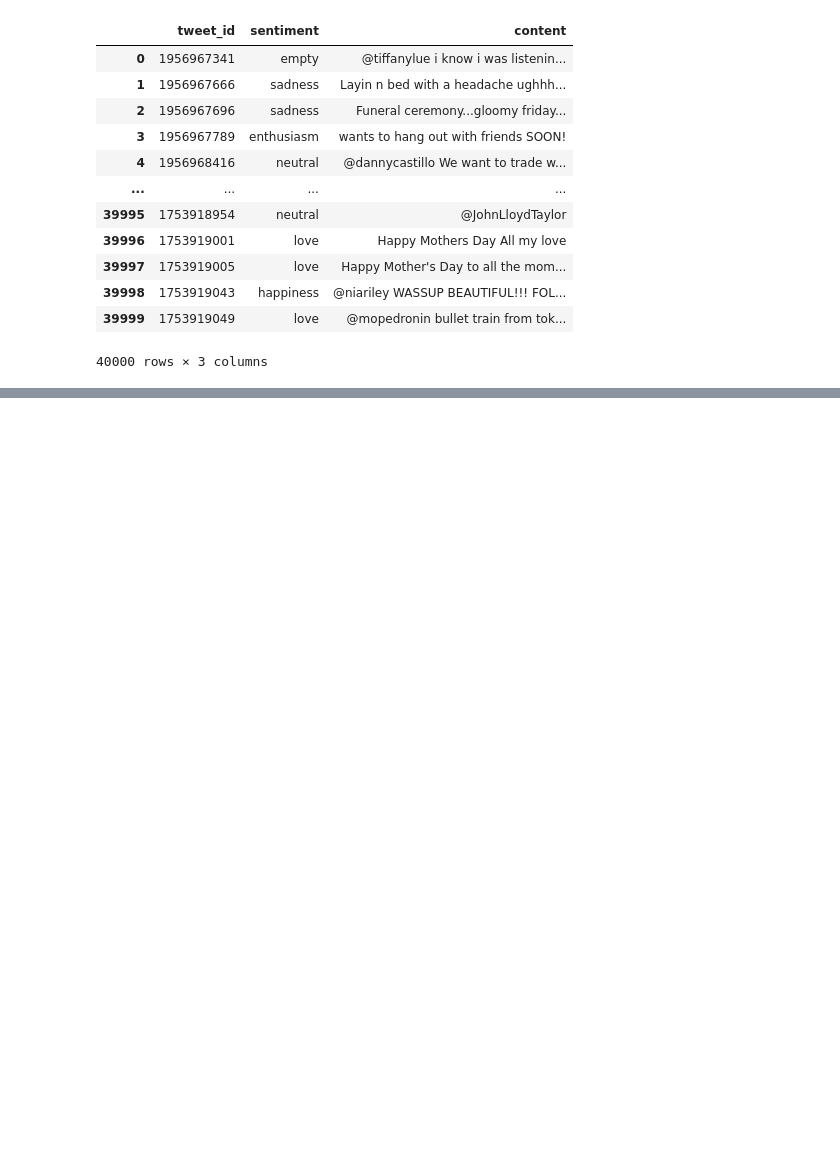
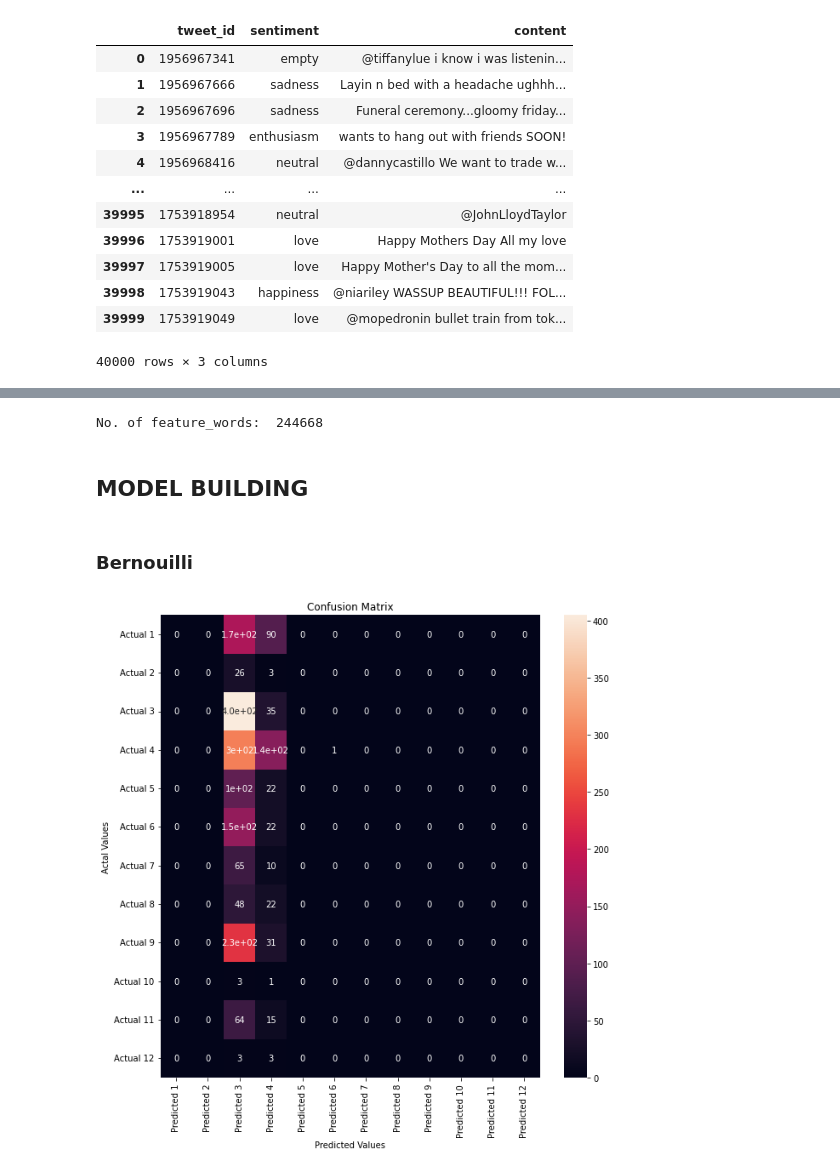
Before and after one commit to Sarahhabbi/EmotionAnalysis, a Jupyter notebook: notebook.ipynb, the cells around one changed output, grey strips where cells are left out. Drawn from its saved outputs; the diff is of its cells as text; code cells hidden in the pictures; blank space fills up the shorter version.

```diff
--- a/notebook.ipynb
+++ b/notebook.ipynb
@@ -76,0 +148,2 @@ Name: content, Length: 40000, dtype: object
+# %%
+X_train, X_test, y_train, y_test = train_test_split(X,y,test_size = 0.05, random_state =3455)
@@ -76,0 +167,41 @@ Name: content, Length: 40000, dtype: object
+# %%
+vectorizer= TfidfVectorizer(ngram_range=(1,2), max_features=500000)
+vectorizer.fit(X_train)
+
+X_train = vectorizer.fit_transform(X_train)
+X_test = vectorizer.transform(X_test)
+# %%
+print('No. of feature_words: ', len(vectorizer.get_feature_names()))
+# %% [output]
+No. of feature_words:  244668
+# %% [markdown]
+## MODEL BUILDING
+# %%
+def model_Evaluate(model):
+    # Predict values for Test dataset
+    y_pred = model.predict(X_test)
+    return y_pred
+# %%
+def plot_confusion_matrix(y_test, y_pred):
+    labels = unique_labels(y_test)
+    column = [f'Predicted {label}' for label in labels]
+    indices = [f'Actual {label}' for label in labels]
+    table = pd.DataFrame(confusion_matrix(y_test, y_pred), columns = column, index = indices)
+
+    plt.figure(figsize=(10,10))
+    sns.heatmap(table, annot=True)
+    plt.title('Confusion Matrix')
+    plt.ylabel('Actal Values')
+    plt.xlabel('Predicted Values')
+    plt.show()
+# %% [markdown]
+### Bernouilli
+# %%
+BNBmodel = BernoulliNB()
+BNBmodel.fit(X_train, y_train)
+y_pred1 = model_Evaluate(BNBmodel)
+
+# confusion matrix
+plot_confusion_matrix(y_test, y_pred1)
+# %% [output]
+[figure, added]
```
Also changed, not shown: parts of 32 cells of this notebook.
